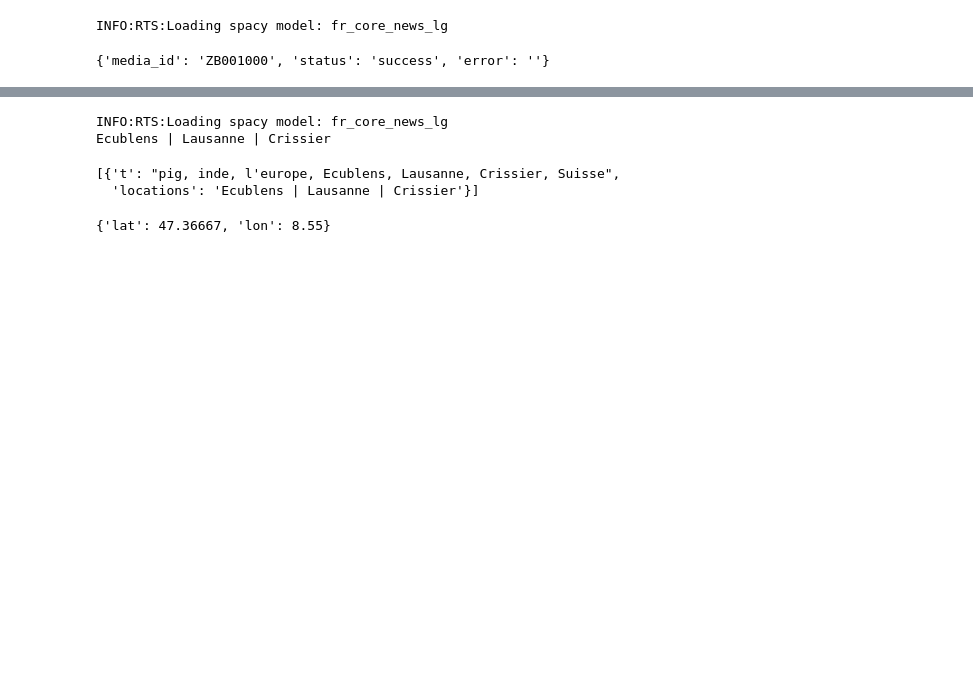
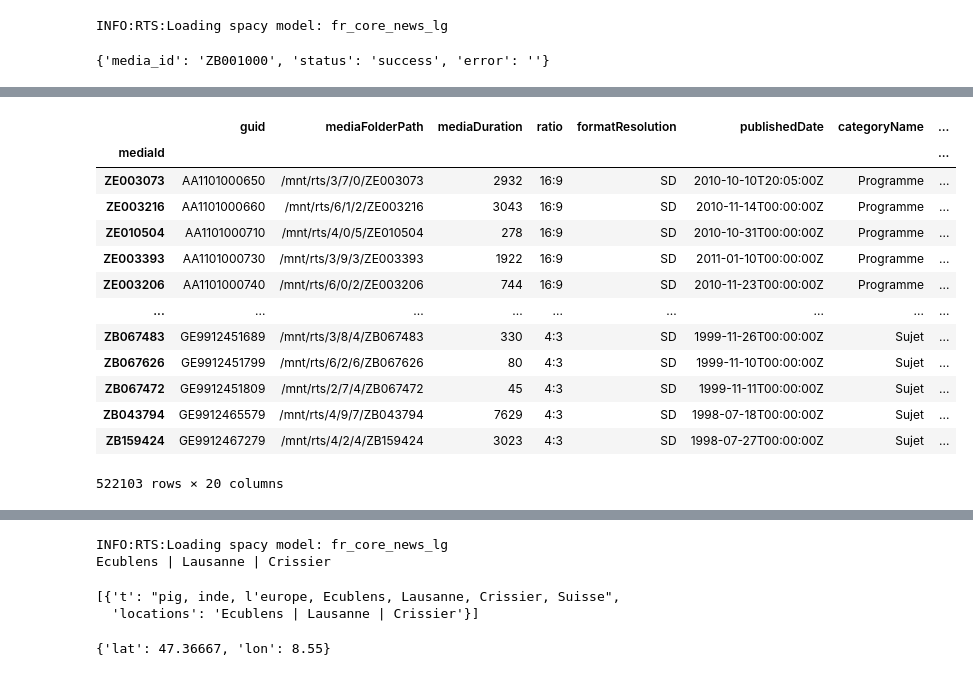
Before and after one commit to EPFL-EMPlus/emplusvault, a Jupyter notebook: notebook/ingest.ipynb, the cells around one changed output, grey strips where cells are left out. Cells and saved outputs as stored; diff of their text form; code cells hidden in the pictures; blank space fills up the shorter version.

```diff
--- a/notebook/ingest.ipynb
+++ b/notebook/ingest.ipynb
@@ -144,0 +110,17 @@ ts
+# %%
+df
+# %% [output]
+|  | guid | mediaFolderPath | mediaDuration | ratio | formatResolution | publishedDate | categoryName | ... |
+| mediaId |  |  |  |  |  |  |  | ... |
+| ZE003073 | AA1101000650 | /mnt/rts/3/7/0/ZE003073 | 2932 | 16:9 | SD | 2010-10-10T20:05:00Z | Programme | ... |
+| ZE003216 | AA1101000660 | /mnt/rts/6/1/2/ZE003216 | 3043 | 16:9 | SD | 2010-11-14T00:00:00Z | Programme | ... |
+| ZE010504 | AA1101000710 | /mnt/rts/4/0/5/ZE010504 | 278 | 16:9 | SD | 2010-10-31T00:00:00Z | Programme | ... |
+| ZE003393 | AA1101000730 | /mnt/rts/3/9/3/ZE003393 | 1922 | 16:9 | SD | 2011-01-10T00:00:00Z | Programme | ... |
+| ZE003206 | AA1101000740 | /mnt/rts/6/0/2/ZE003206 | 744 | 16:9 | SD | 2010-11-23T00:00:00Z | Programme | ... |
+| ... | ... | ... | ... | ... | ... | ... | ... | ... |
+| ZB067483 | GE9912451689 | /mnt/rts/3/8/4/ZB067483 | 330 | 4:3 | SD | 1999-11-26T00:00:00Z | Sujet | ... |
+| ZB067626 | GE9912451799 | /mnt/rts/6/2/6/ZB067626 | 80 | 4:3 | SD | 1999-11-10T00:00:00Z | Sujet | ... |
+| ZB067472 | GE9912451809 | /mnt/rts/2/7/4/ZB067472 | 45 | 4:3 | SD | 1999-11-11T00:00:00Z | Sujet | ... |
+| ZB043794 | GE9912465579 | /mnt/rts/4/9/7/ZB043794 | 7629 | 4:3 | SD | 1998-07-18T00:00:00Z | Sujet | ... |
+| ZB159424 | GE9912467279 | /mnt/rts/4/2/4/ZB159424 | 3023 | 4:3 | SD | 1998-07-27T00:00:00Z | Sujet | ... |
+522103 rows × 20 columns
```
Also changed, not shown: parts of 13 cells of this notebook, 7 other files.
